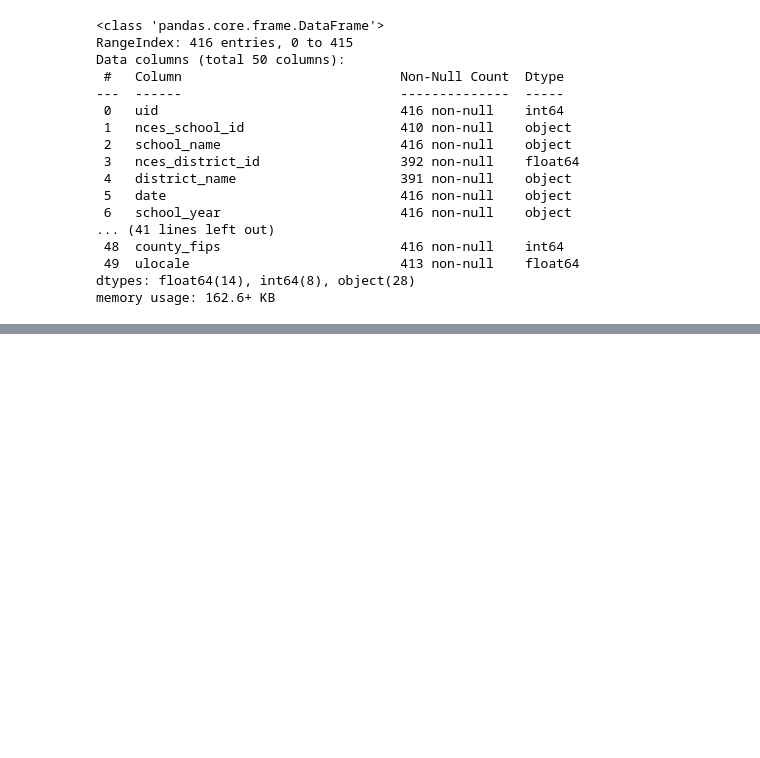
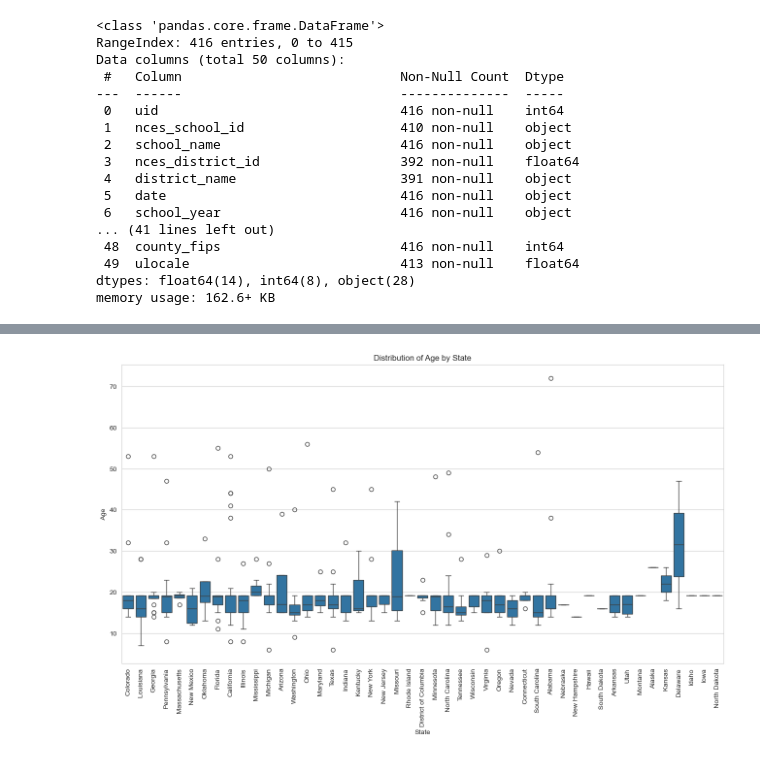
Before and after one commit to AhmadAlkaseb/BI, a Jupyter notebook: MiniProjekt3/Data/MiniProjekt3v1.ipynb, the cells around one changed output, grey strips where cells are left out. Drawn from its saved outputs; the diff is of its cells as text; code cells hidden in the pictures; blank space fills up the shorter version.

```diff
--- a/MiniProjekt3/Data/MiniProjekt3v1.ipynb
+++ b/MiniProjekt3/Data/MiniProjekt3v1.ipynb
@@ -48,0 +173,10 @@ df.describe()
+# %%
+plt.figure(figsize=(16, 8))
+sns.boxplot(x='state', y='age_shooter1', data=df)
+plt.title('Distribution of Age by State')
+plt.xlabel('State')
+plt.ylabel('Age')
+plt.xticks(rotation=90)
+plt.show()
+# %% [output]
+[figure, added]
```
Also changed, not shown: parts of 26 cells of this notebook, 1 other file.
